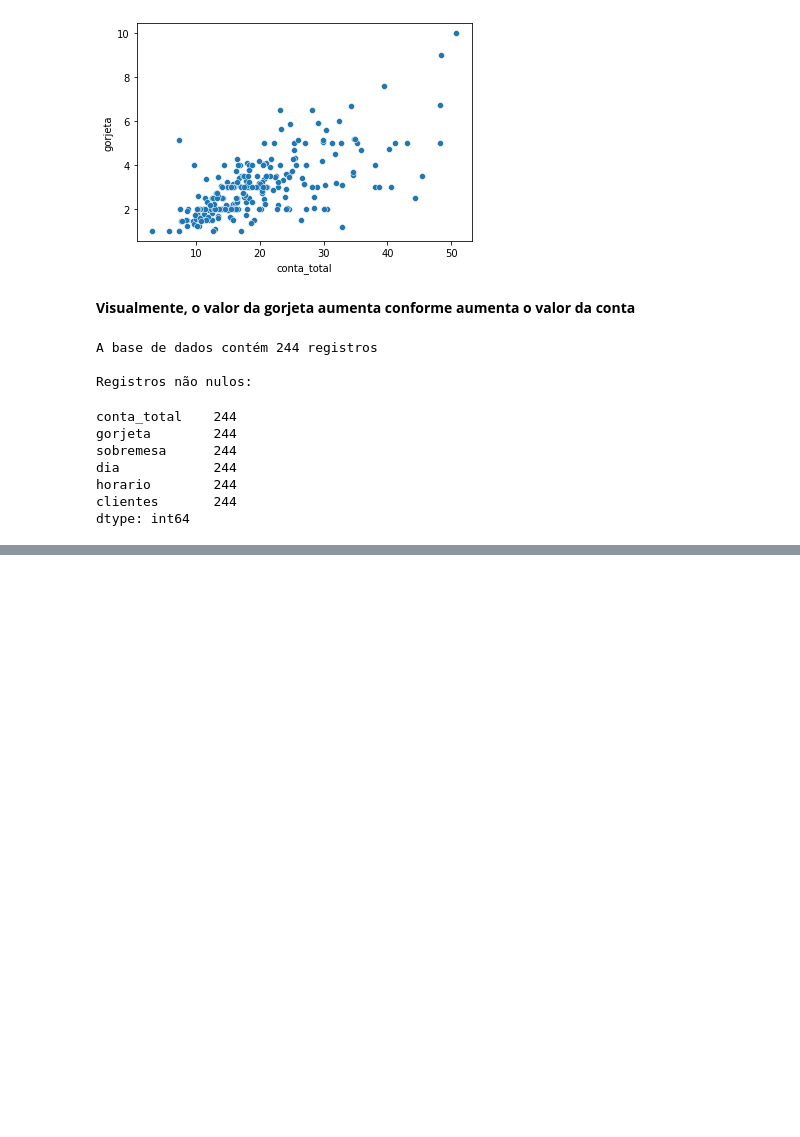
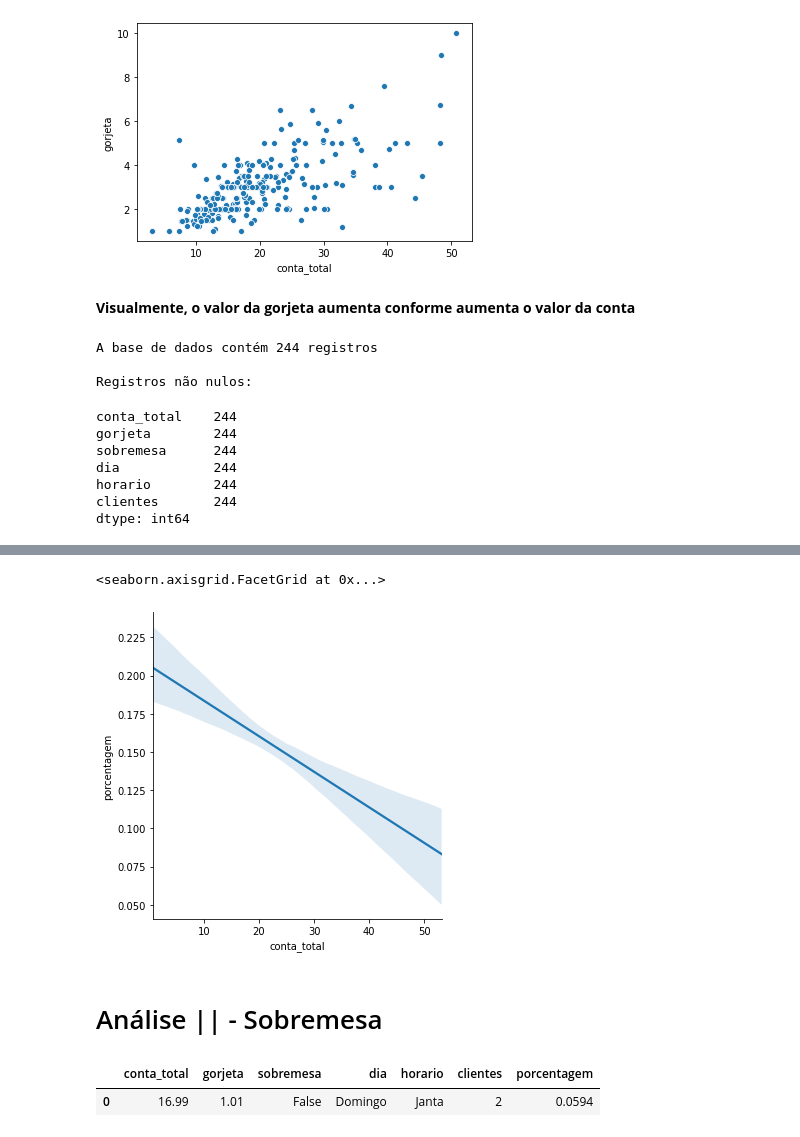
Before and after one commit to MarnieGrenat/Cursos-Alura, a Jupyter notebook: Data-Visualization/EAD-Gorjetas.ipynb, the cells around one changed output, grey strips where cells are left out. Cells and saved outputs as stored; diff of their text form; code cells hidden in the pictures; blank space fills up the shorter version.

```diff
--- a/Data-Visualization/EAD-Gorjetas.ipynb
+++ b/Data-Visualization/EAD-Gorjetas.ipynb
@@ -98,0 +124,12 @@ dtype: int64
+# %%
+sns.lmplot(x='conta_total',y='porcentagem', data=data, scatter=False)
+# %% [output]
+<seaborn.axisgrid.FacetGrid at 0x...>
+[figure, added]
+# %% [markdown]
+# Análise || - Sobremesa
+# %%
+data.head(1)
+# %% [output]
+|  | conta_total | gorjeta | sobremesa | dia | horario | clientes | porcentagem |
+| 0 | 16.99 | 1.01 | False | Domingo | Janta | 2 | 0.0594 |
```
Also changed, not shown: parts of 12 cells of this notebook.
